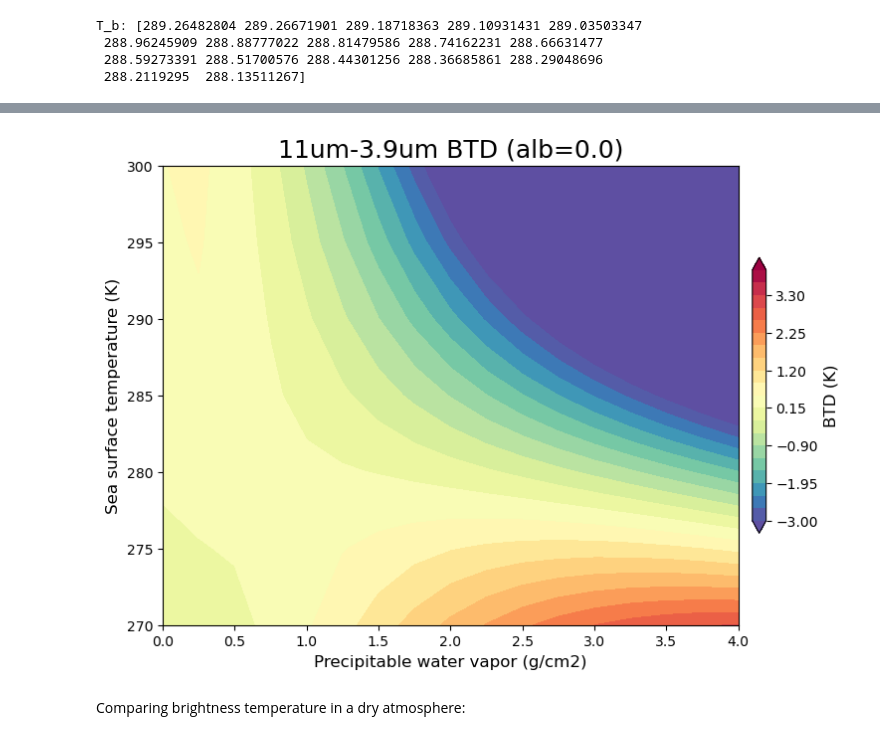
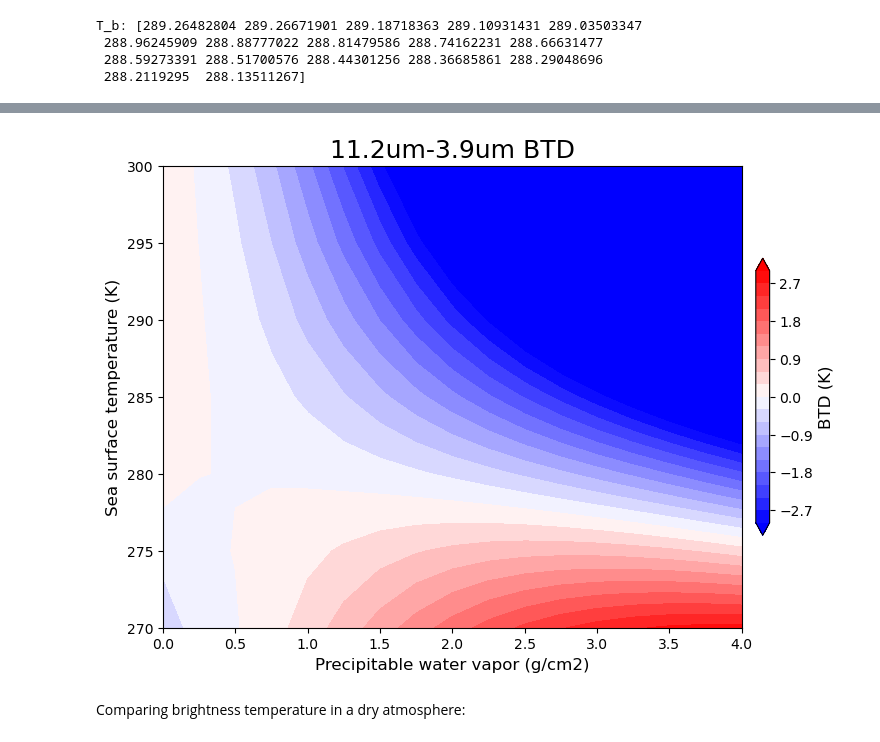
Before and after one commit to jesseturner/FalseLowClouds, a Jupyter notebook: SBDART/Figure.ipynb, the cells around one changed output, grey strips where cells are left out. Cells and saved outputs as stored; diff of their text form; code cells hidden in the pictures.

Commit message:
New runs of sbdart figures

```diff
--- a/SBDART/Figure.ipynb
+++ b/SBDART/Figure.ipynb
@@ -179,18 +179,18 @@ btd_grid = np.array(values).reshape(len(temps), len(uw))
 uw_grid, temp_grid = np.meshgrid(uw, temps)
 # %%
 fig,ax=plt.subplots(1, figsize=(9,6))
-cmap = plt.cm.Spectral_r
-levels = np.linspace(-3, 4, 21)
+cmap = plt.cm.bwr
+levels = np.linspace(-3, 3, 21)
 
 c=ax.contourf(uw_grid, temp_grid, btd_grid, cmap=cmap, extend='both', levels=levels)
 clb=plt.colorbar(c, shrink=0.6, pad=0.02, ax=ax)
-ax.set_title('11um-3.9um BTD (alb=0.0)', fontsize=18)
+ax.set_title('11.2um-3.9um BTD', fontsize=18)
 ax.set_ylabel('Sea surface temperature (K)', fontsize=12)
 ax.set_xlabel('Precipitable water vapor (g/cm2)', fontsize=12)
 clb.set_label('BTD (K)', fontsize=12)
 plt.savefig('sbdart_sst_wv.png', dpi=200, bbox_inches='tight')
 # %% [output]
-[figure, old version]
+[figure, new version]
 # %% [markdown]
 Comparing brightness temperature in a dry atmosphere:
 # %%
```
Also changed, not shown: parts of 3 cells of this notebook, 12 other files.
